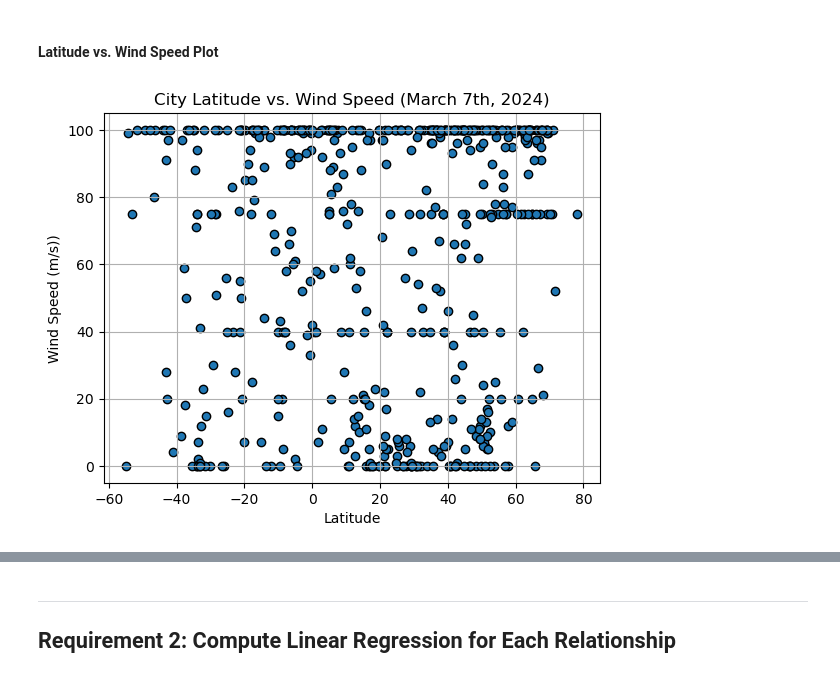
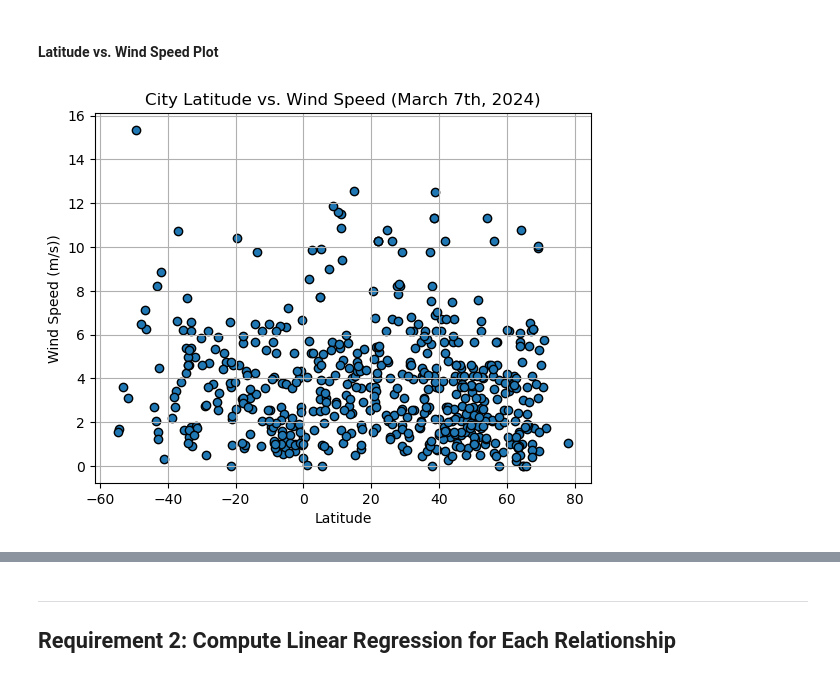
Before and after one commit to maxpopper/python-api-challenge, a Jupyter notebook: Starter_Code/starter_code/WeatherPy.ipynb, the cells around one changed output, grey strips where cells are left out. Saved outputs shown, nothing was run; the diff lists cells and outputs as text; code cells hidden in the pictures.

```diff
--- a/Starter_Code/starter_code/WeatherPy.ipynb
+++ b/Starter_Code/starter_code/WeatherPy.ipynb
@@ -413,22 +373,22 @@ plt.show()
 # %%
 # trial code
 
 # Build the scatter plots for latitude vs. wind speed
-plt.scatter(x=city_data_df["Lat"], y=city_data_df["Cloudiness"], edgecolors="black")
+plt.scatter(x=city_data_df["Lat"], y=city_data_df["Wind Speed"], edgecolors="black")
 
 # Incorporate the other graph properties
 plt.title("City Latitude vs. Wind Speed (March 7th, 2024)")
 plt.xlabel("Latitude")
 plt.ylabel("Wind Speed (m/s))")
 plt.grid()
 
 # Save the figure
 plt.savefig("../output_data/Fig4.png")
 
 # Show plot
 plt.show()
 # %% [output]
-[figure, old version]
+[figure, new version]
 # %%
 # Build the scatter plots for latitude vs. wind speed
 # YOUR CODE HERE
```
Also changed, not shown: parts of 39 cells of this notebook.
